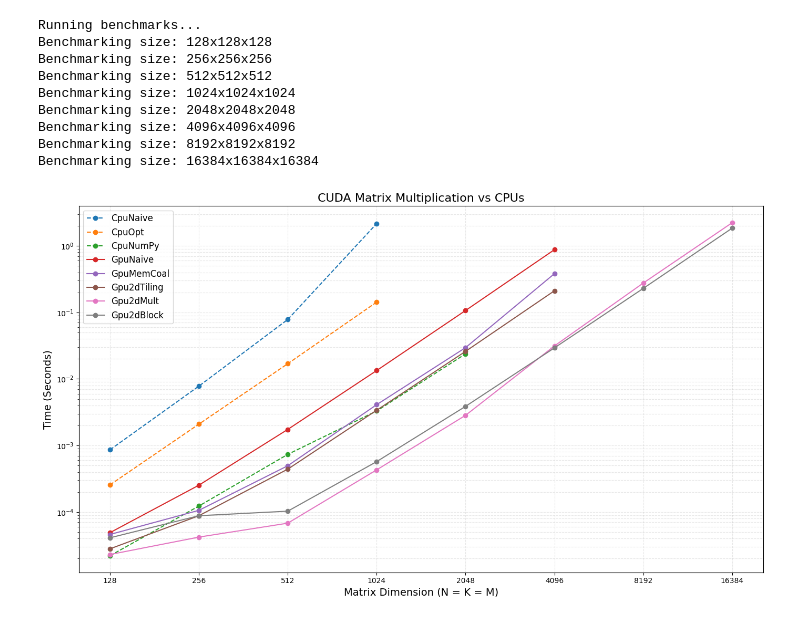
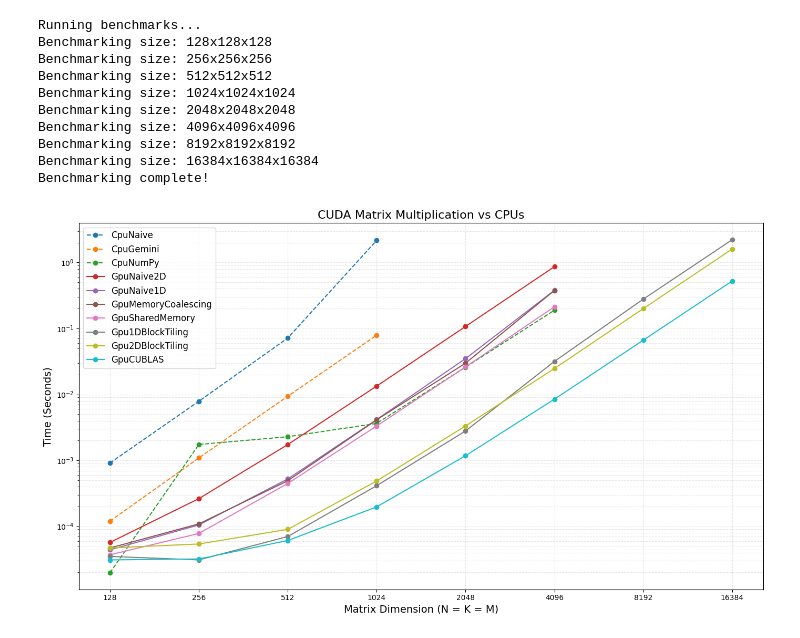
Before and after one commit to El-Medonho/cuda-practice, a Jupyter notebook: base/notebook.ipynb, the cells around one changed output. Saved outputs shown, nothing was run; the diff lists cells and outputs as text; code cells hidden in the pictures.

```diff
--- a/base/notebook.ipynb
+++ b/base/notebook.ipynb
@@ -6,11 +119,11 @@ import numpy as np
 import time
 import io
 
-compile_cmd = ["nvcc", "-O3", "-arch=sm_90", "generalmatrixmultiplication.cu", "-o", "gemm_runner"]
+compile_cmd = ["nvcc", "-O3", "-arch=sm_90", "-lcublas", "generalmatrixmultiplication.cu", "-o", "gemm_runner"]
 subprocess.run(compile_cmd, check=True)
 
 sizes = [128, 256, 512, 1024, 2048, 4096, 8192, 16384]
-csv_data = "n,k,m,CpuNaive,CpuOpt,GpuNaive,GpuSingle,GpuMemCoal,Gpu2dTiling,Gpu2dMult,Gpu2dBlock\n"
+csv_data = "n,k,m,CpuNaive,CpuGemini,GpuNaive2D,GpuNaive1D,GpuMemoryCoalescing,GpuSharedMemory,Gpu1DBlockTiling,Gpu2DBlockTiling,GpuCUBLAS\n"
 
 numpy_times = []
 
@@ -23,6 +136,12 @@ for size in sizes:
         capture_output=True,
         text=True
     )
+
+    if result.returncode != 0:
+        print(f"Error at {size}:")
+        print(result.stderr)
+        print("Aborting benchmark")
+        break
 
     csv_data += result.stdout
 
@@ -59,6 +178,7 @@ Benchmarking size: 2048x2048x2048
 Benchmarking size: 4096x4096x4096
 Benchmarking size: 8192x8192x8192
 Benchmarking size: 16384x16384x16384
+Benchmarking complete!
 # %%
 df = pd.read_csv(io.StringIO(csv_data))
 
@@ -71,8 +191,8 @@ plt.figure(figsize=(14, 8))
 
 # Define all columns we want to plot
 plot_columns = [
-    'CpuNaive', 'CpuOpt', 'CpuNumPy',
-    'GpuNaive', 'GpuMemCoal', 'Gpu2dTiling', 'Gpu2dMult', 'Gpu2dBlock'
+    'CpuNaive', 'CpuGemini', 'CpuNumPy',
+    'GpuNaive2D', 'GpuNaive1D', 'GpuMemoryCoalescing', 'GpuSharedMemory', 'Gpu1DBlockTiling', 'Gpu2DBlockTiling', 'GpuCUBLAS'
 ]
 
 # Plot each column
@@ -83,31 +203,31 @@ for col in plot_columns:
     # Make CPU lines dashed and GPU lines solid
     linestyle = '--' if 'Cpu' in col else '-'
 
     # Thicken the lines for the two heavyweights
     linewidth = 1.5
 
     plt.plot(
         valid_data['n'],
         valid_data[col],
         marker='o',
         linestyle=linestyle,
         linewidth=linewidth,
         label=col
     )
 
 plt.title('CUDA Matrix Multiplication vs CPUs', fontsize=16)
 plt.xlabel('Matrix Dimension (N = K = M)', fontsize=14)
 plt.ylabel('Time (Seconds)', fontsize=14)
 
 # Keep the log scales!
 plt.yscale('log')
 plt.xscale('log', base=2)
 plt.xticks(sizes, labels=[str(s) for s in sizes])
 
 plt.grid(True, which="both", ls="--", alpha=0.3)
 plt.legend(fontsize=12, loc='upper left')
 plt.tight_layout()
 
 plt.show()
 # %% [output]
-[figure, old version]
+[figure, new version]
```
Also changed, not shown: parts of 5 cells of this notebook, 4 other files.
